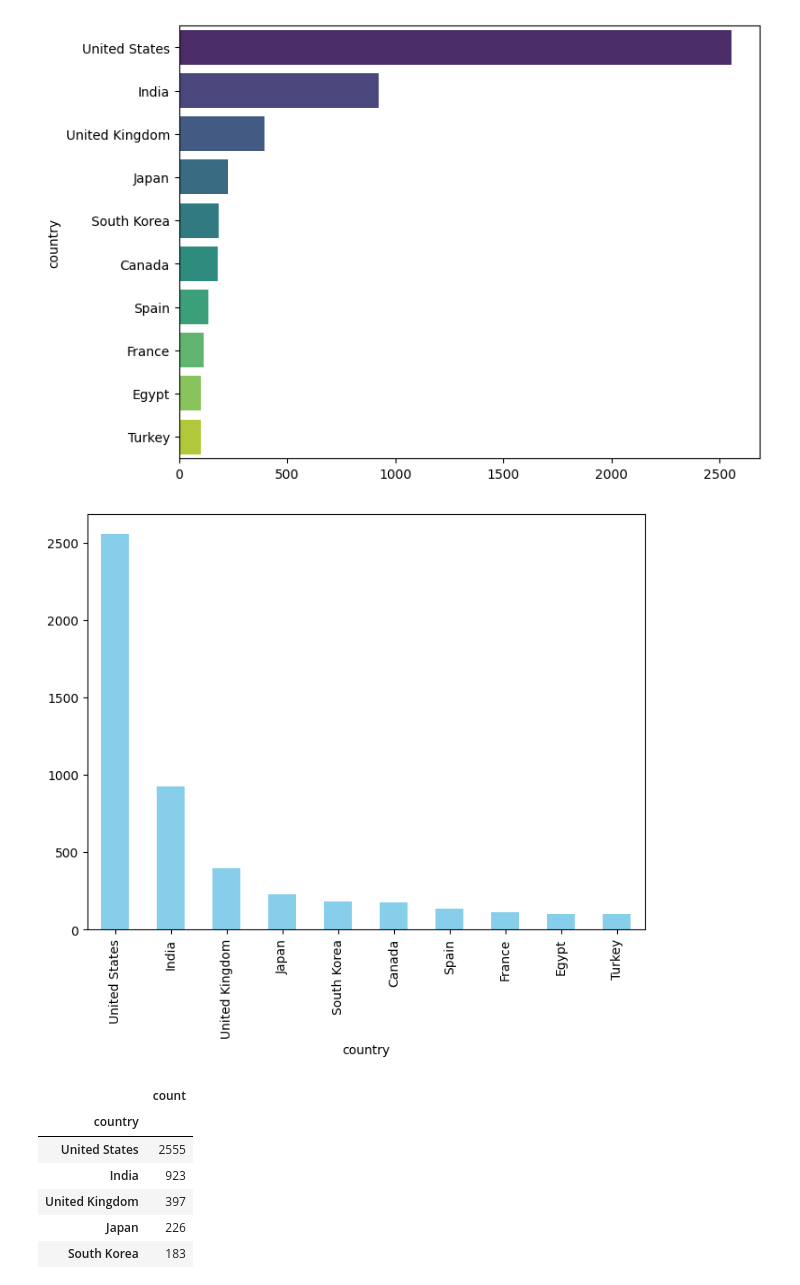
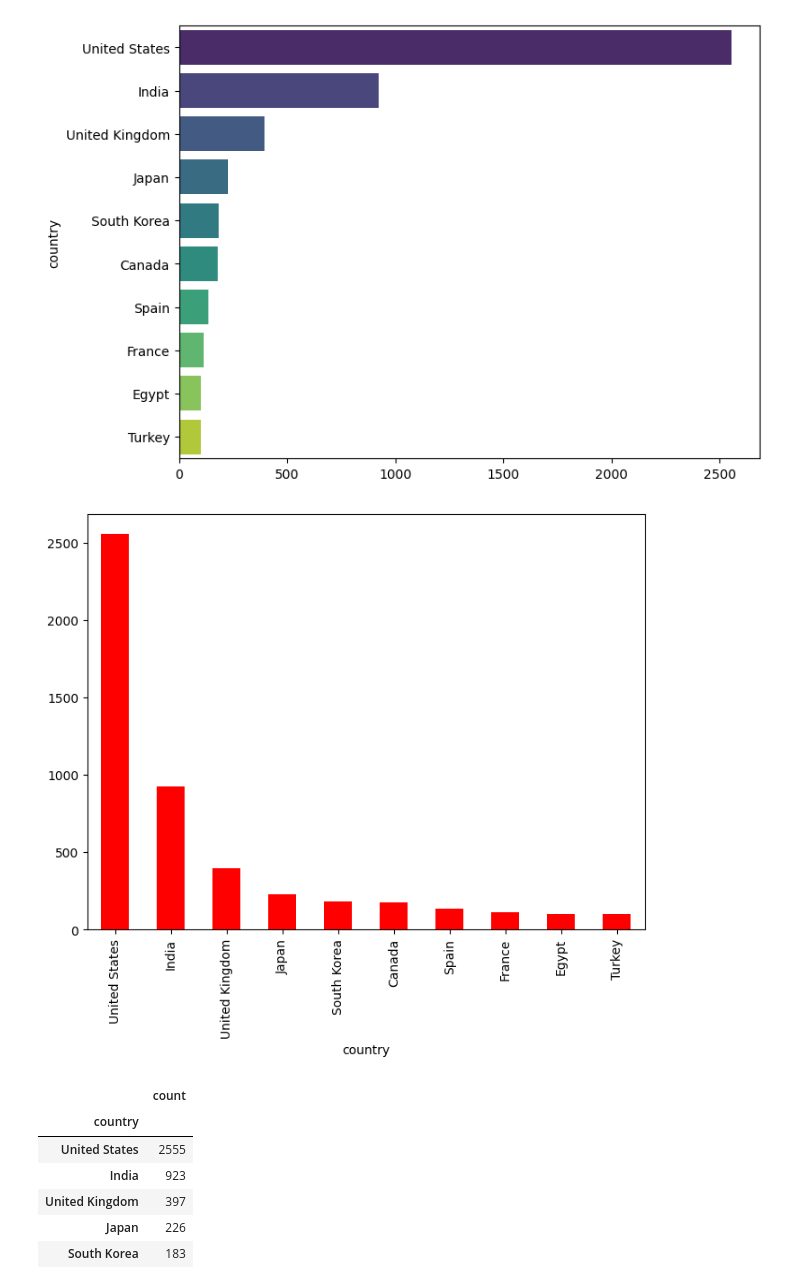
Before and after one commit to ashraf-abdalghani/mycolab, a Jupyter notebook: Netflix_.ipynb, the cells around one changed output. Saved outputs shown, nothing was run; the diff lists cells and outputs as text; code cells hidden in the pictures.

```diff
--- a/Netflix_.ipynb
+++ b/Netflix_.ipynb
@@ -143,12 +157,12 @@ plt.show()
 # %% [output]
 [figure]
 # %%
-df['country'].value_counts().head(10).plot(kind='bar', figsize=(8, 6), color='skyblue')
+df['country'].value_counts().head(10).plot(kind='bar', figsize=(8, 6), color='red')
 plt.xlabel='البلدان'
 plt.ylabel='العدد'
 plt.show()
 # %% [output]
-[figure, old version]
+[figure, new version]
 # %%
 df['country'].value_counts().sort_values(ascending=False).head(10)
 # %% [output]
```
Also changed, not shown: parts of 30 cells of this notebook.
